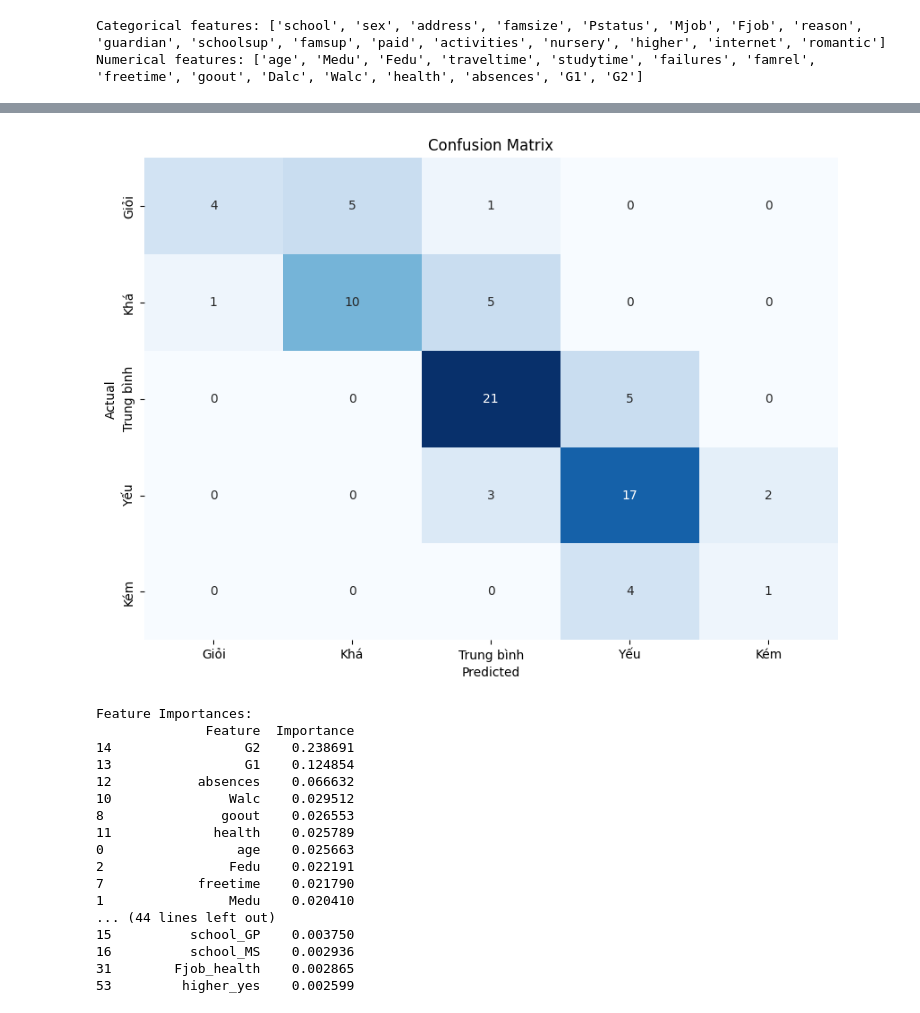
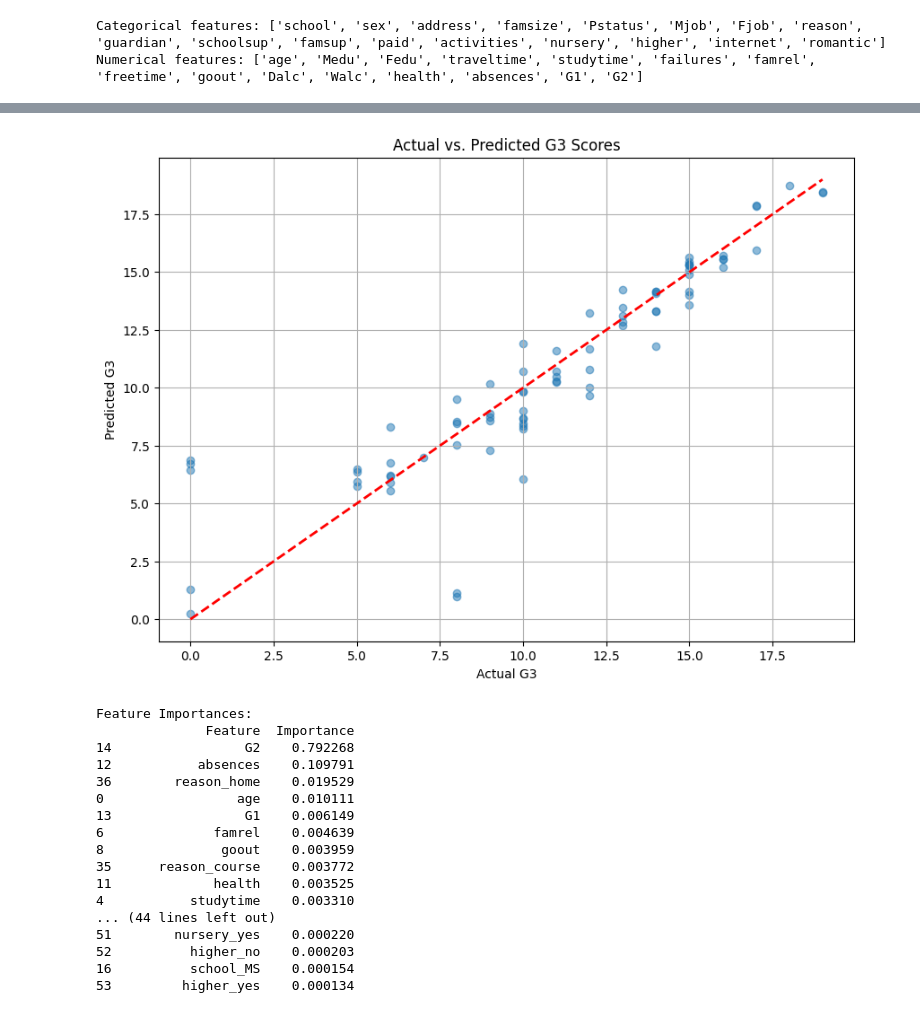
Before and after one commit to hieu356xz/danh-gia-sinh-vien-ml, a Jupyter notebook: PhanLoaiXepHangHocSinh.ipynb, the cells around one changed output, grey strips where cells are left out. Cells and saved outputs as stored; diff of their text form; code cells hidden in the pictures.

```diff
--- a/PhanLoaiXepHangHocSinh.ipynb
+++ b/PhanLoaiXepHangHocSinh.ipynb
@@ -63,25 +56,10 @@ G1            0
 G2            0
 G3            0
 dtype: int64
-# %%
-# Labeling the performance
-def label_performance(grade):
-    if grade >= 16:
-        return 'Giỏi'
-    elif grade >= 14:
-        return 'Khá'
-    elif grade >= 10:
-        return 'Trung bình'
-    elif grade >= 5:
-        return 'Yếu'
-    else:
-        return 'Kém'
-
-data['performance'] = data['G3'].apply(label_performance)
 # %%
 # Feature selection
-X = data.drop(columns=['G3', 'performance'])
-y = data['performance']
+X = data.drop(columns=['G3'])
+y = data['G3']
 
 # Identify categorical and numerical features
 categorical_features = X.select_dtypes(include=['object']).columns.tolist()
@@ -111,7 +89,7 @@ preprocessor = ColumnTransformer(
 
 model = Pipeline(steps=[
     ('preprocessor', preprocessor),
-    ('classifier', RandomForestClassifier(n_estimators=100, random_state=42))
+    ('regressor', RandomForestRegressor(n_estimators=100, random_state=42))
 ])
 # %%
 # Train-test split
@@ -192,23 +139,22 @@ F1-score (weighted): 0.6581
 # %%
-# Confusion Matrix
-cm = confusion_matrix(y_test, y_pred, labels=label_order)  # Use the desired order in labels
-cm_df = pd.DataFrame(cm, index=label_order, columns=label_order)  # Set index and columns explicitly
-
+# Actual vs. Predicted Plot
 plt.figure(figsize=(10, 7))
-sns.heatmap(cm_df, annot=True, fmt='d', cmap='Blues', cbar=False)
-plt.xlabel('Predicted')
-plt.ylabel('Actual')
-plt.title('Confusion Matrix')
+plt.scatter(y_test, y_pred, alpha=0.5)
+plt.plot([min(y_test), max(y_test)], [min(y_test), max(y_test)], '--', color='red', linewidth=2)
+plt.xlabel('Actual G3')
+plt.ylabel('Predicted G3')
+plt.title('Actual vs. Predicted G3 Scores')
+plt.grid(True)
 plt.show()
 # %% [output]
-[figure, old version]
+[figure, new version]
 # %%
 # Feature Importance
 ohe = model.named_steps["preprocessor"].named_transformers_["cat"]
 cat_feature_names = ohe.get_feature_names_out(categorical_features)
 all_feature_names = np.concatenate([numerical_features, cat_feature_names])
 
-importances = model.named_steps["classifier"].feature_importances_
+importances = model.named_steps["regressor"].feature_importances_
 
 feature_importance_df = pd.DataFrame({'Feature': all_feature_names, 'Importance': importances})
 feature_importance_df = feature_importance_df.sort_values(by='Importance', ascending=False)
@@ -218,21 +164,21 @@ print(feature_importance_df)
 # %% [output]
 Feature Importances:
               Feature  Importance
-14                 G2    0.238691
-13                 G1    0.124854
-12           absences    0.066632
-10               Walc    0.029512
-8               goout    0.026553
-11             health    0.025789
-0                 age    0.025663
-2                Fedu    0.022191
-7            freetime    0.021790
-1                Medu    0.020410
+14                 G2    0.792268
+12           absences    0.109791
+36        reason_home    0.019529
+0                 age    0.010111
+13                 G1    0.006149
+6              famrel    0.004639
+8               goout    0.003959
+35      reason_course    0.003772
+11             health    0.003525
+4           studytime    0.003310
 ... (44 lines left out)
-15          school_GP    0.003750
-16          school_MS    0.002936
-31        Fjob_health    0.002865
-53         higher_yes    0.002599
+51        nursery_yes    0.000220
+52          higher_no    0.000203
+16          school_MS    0.000154
+53         higher_yes    0.000134
 # %%
 # Top 15 feature importance
 top_features = feature_importance_df.head(15)
```
Also changed, not shown: parts of 7 cells of this notebook.
